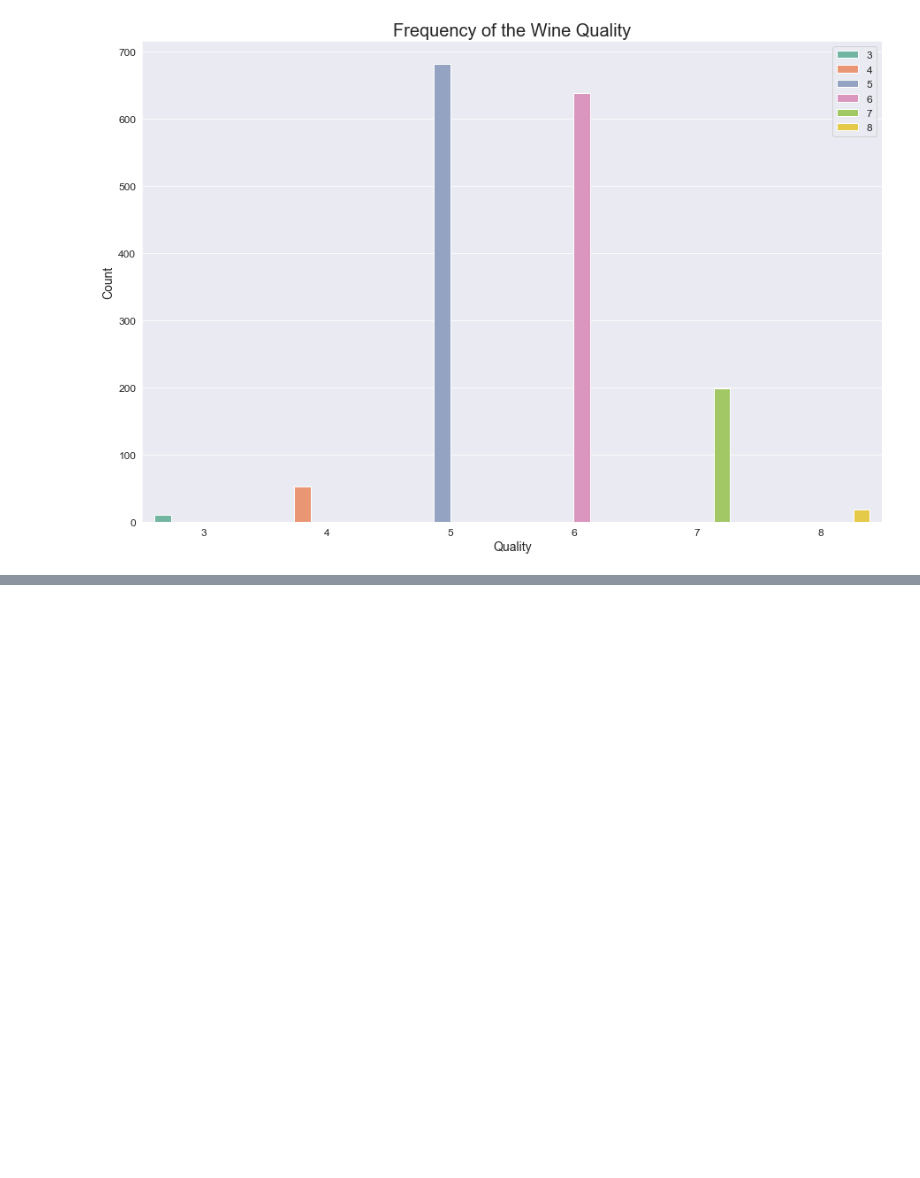
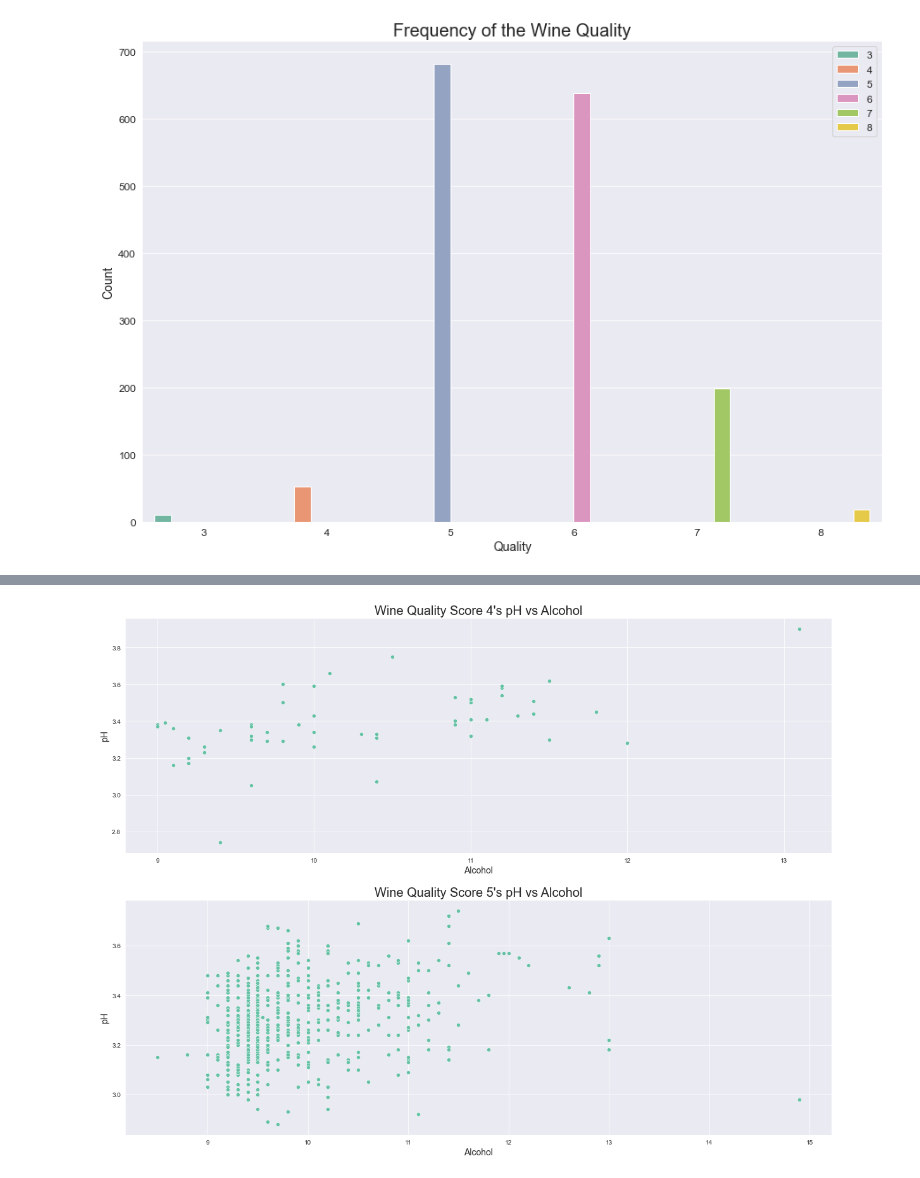
Before and after one commit to shamimsikder/Data-Visualization-Exercises, a Jupyter notebook: Wine Quality Data Visualization.ipynb, the cells around one changed output, grey strips where cells are left out. Saved outputs shown, nothing was run; the diff lists cells and outputs as text; code cells hidden in the pictures; blank space fills up the shorter version.

Commit message:
pH vs Alcohol

```diff
--- a/Wine Quality Data Visualization.ipynb
+++ b/Wine Quality Data Visualization.ipynb
@@ -141,0 +159,16 @@ plt.legend(fontsize=12,loc='center left', bbox_to_anchor=(1, 0.5));
+# %%
+fig,ax=plt.subplots(nrows=2,figsize=(20,15))
+
+sns.scatterplot(x=data.alcohol[data.quality == 4],y=data.pH[data.quality == 4],ax=ax[0])
+sns.scatterplot(x=data.alcohol[data.quality == 5],y=data.pH[data.quality == 5],ax=ax[1])
+
+ax[0].set_title("Wine Quality Score 4's pH vs Alcohol",fontsize=20)
+ax[0].set_xlabel("Alcohol",fontsize=14)
+ax[0].set_ylabel("pH",fontsize=14)
+
+
+ax[1].set_title("Wine Quality Score 5's pH vs Alcohol",fontsize=20)
+ax[1].set_xlabel("Alcohol",fontsize=14)
+ax[1].set_ylabel("pH",fontsize=14);
+# %% [output]
+[figure, added]
```
Also changed, not shown: parts of 3 cells of this notebook.
